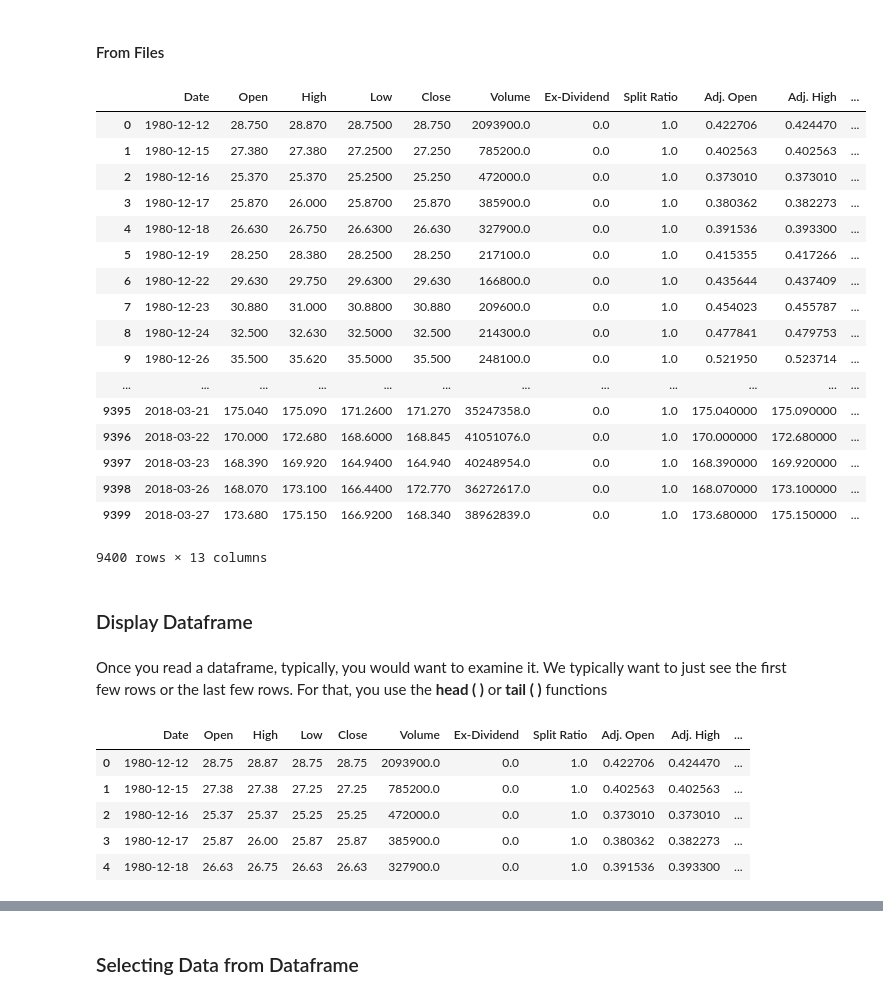
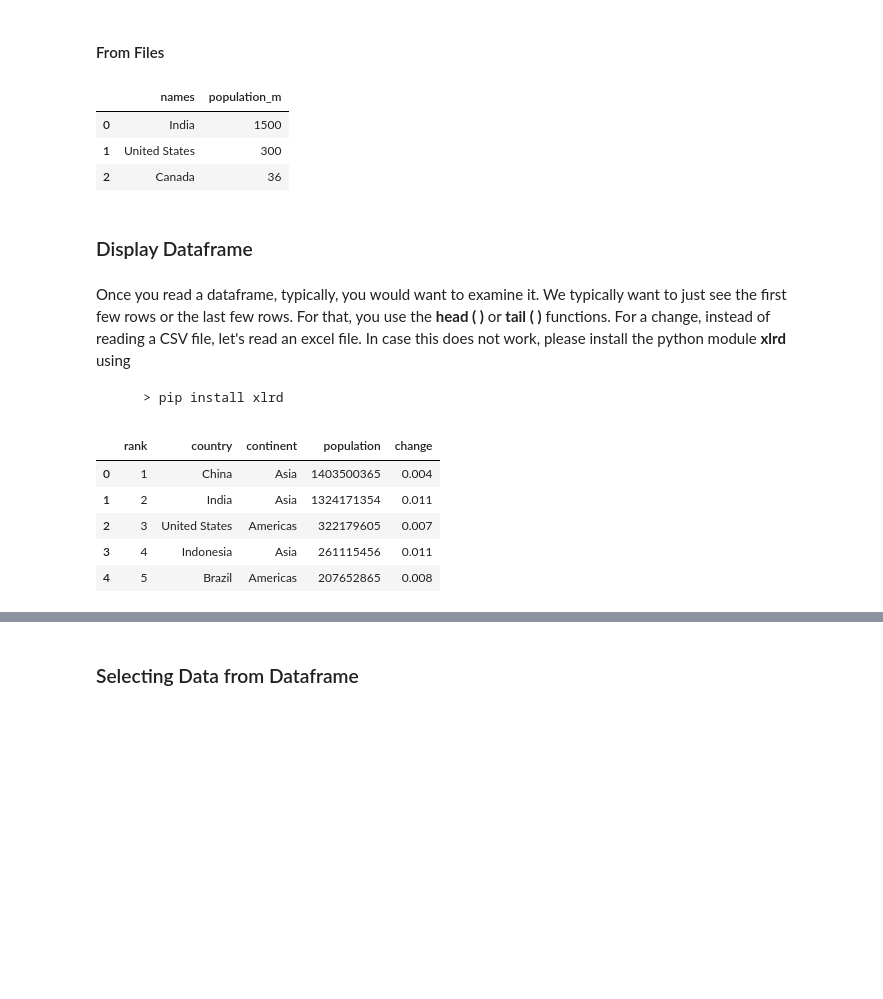
Before and after one commit to hotcode002/Machine-Learning-with-Python, a Jupyter notebook: week_1_basics/day_4_ml_data_structures_1/notebooks/pandas.ipynb, the cells around one changed output, grey strips where cells are left out. Cells and saved outputs as stored; diff of their text form; code cells hidden in the pictures; blank space fills up the shorter version.

```diff
--- a/week_1_basics/day_4_ml_data_structures_1/notebooks/pandas.ipynb
+++ b/week_1_basics/day_4_ml_data_structures_1/notebooks/pandas.ipynb
@@ -129,40 +140,30 @@ df
 # %% [markdown]
 #### From Files
 # %%
-df = pd.read_csv("../data/apple_df.csv")
+df = pd.read_csv("../data/simple_dataframe.csv")
 df
 # %% [output]
-|  | Date | Open | High | Low | Close | Volume | Ex-Dividend | Split Ratio | Adj. Open | Adj. High | ... |
-| 0 | 1980-12-12 | 28.750 | 28.870 | 28.7500 | 28.750 | 2093900.0 | 0.0 | 1.0 | 0.422706 | 0.424470 | ... |
-| 1 | 1980-12-15 | 27.380 | 27.380 | 27.2500 | 27.250 | 785200.0 | 0.0 | 1.0 | 0.402563 | 0.402563 | ... |
-| 2 | 1980-12-16 | 25.370 | 25.370 | 25.2500 | 25.250 | 472000.0 | 0.0 | 1.0 | 0.373010 | 0.373010 | ... |
-| 3 | 1980-12-17 | 25.870 | 26.000 | 25.8700 | 25.870 | 385900.0 | 0.0 | 1.0 | 0.380362 | 0.382273 | ... |
-| 4 | 1980-12-18 | 26.630 | 26.750 | 26.6300 | 26.630 | 327900.0 | 0.0 | 1.0 | 0.391536 | 0.393300 | ... |
-| 5 | 1980-12-19 | 28.250 | 28.380 | 28.2500 | 28.250 | 217100.0 | 0.0 | 1.0 | 0.415355 | 0.417266 | ... |
-| 6 | 1980-12-22 | 29.630 | 29.750 | 29.6300 | 29.630 | 166800.0 | 0.0 | 1.0 | 0.435644 | 0.437409 | ... |
-| 7 | 1980-12-23 | 30.880 | 31.000 | 30.8800 | 30.880 | 209600.0 | 0.0 | 1.0 | 0.454023 | 0.455787 | ... |
-| 8 | 1980-12-24 | 32.500 | 32.630 | 32.5000 | 32.500 | 214300.0 | 0.0 | 1.0 | 0.477841 | 0.479753 | ... |
-| 9 | 1980-12-26 | 35.500 | 35.620 | 35.5000 | 35.500 | 248100.0 | 0.0 | 1.0 | 0.521950 | 0.523714 | ... |
-| ... | ... | ... | ... | ... | ... | ... | ... | ... | ... | ... | ... |
-| 9395 | 2018-03-21 | 175.040 | 175.090 | 171.2600 | 171.270 | 35247358.0 | 0.0 | 1.0 | 175.040000 | 175.090000 | ... |
-| 9396 | 2018-03-22 | 170.000 | 172.680 | 168.6000 | 168.845 | 41051076.0 | 0.0 | 1.0 | 170.000000 | 172.680000 | ... |
-| 9397 | 2018-03-23 | 168.390 | 169.920 | 164.9400 | 164.940 | 40248954.0 | 0.0 | 1.0 | 168.390000 | 169.920000 | ... |
-| 9398 | 2018-03-26 | 168.070 | 173.100 | 166.4400 | 172.770 | 36272617.0 | 0.0 | 1.0 | 168.070000 | 173.100000 | ... |
-| 9399 | 2018-03-27 | 173.680 | 175.150 | 166.9200 | 168.340 | 38962839.0 | 0.0 | 1.0 | 173.680000 | 175.150000 | ... |
+|  | names | population_m |
+| 0 | India | 1500 |
+| 1 | United States | 300 |
+| 2 | Canada | 36 |
-9400 rows × 13 columns
 # %% [markdown]
 ### Display Dataframe
 # %% [markdown]
-Once you read a dataframe, typically, you would want to examine it. We typically want to just see the first few rows or the last few rows. For that, you use the **head ( )** or **tail ( )** functions
+Once you read a dataframe, typically, you would want to examine it. We typically want to just see the first few rows or the last few rows. For that, you use the **head ( )** or **tail ( )** functions. For a change, instead of reading a CSV file, let's read an excel file. In case this does not work, please install the python module **xlrd** using
+<pre>
+    > pip install xlrd
+</pre>
 # %%
+df = pd.read_excel("../data/countries_population.xlsx")
 df.head() # Shows the first few rows by default.
 # %% [output]
-|  | Date | Open | High | Low | Close | Volume | Ex-Dividend | Split Ratio | Adj. Open | Adj. High | ... |
-| 0 | 1980-12-12 | 28.75 | 28.87 | 28.75 | 28.75 | 2093900.0 | 0.0 | 1.0 | 0.422706 | 0.424470 | ... |
-| 1 | 1980-12-15 | 27.38 | 27.38 | 27.25 | 27.25 | 785200.0 | 0.0 | 1.0 | 0.402563 | 0.402563 | ... |
-| 2 | 1980-12-16 | 25.37 | 25.37 | 25.25 | 25.25 | 472000.0 | 0.0 | 1.0 | 0.373010 | 0.373010 | ... |
-| 3 | 1980-12-17 | 25.87 | 26.00 | 25.87 | 25.87 | 385900.0 | 0.0 | 1.0 | 0.380362 | 0.382273 | ... |
-| 4 | 1980-12-18 | 26.63 | 26.75 | 26.63 | 26.63 | 327900.0 | 0.0 | 1.0 | 0.391536 | 0.393300 | ... |
+|  | rank | country | continent | population | change |
+| 0 | 1 | China | Asia | 1403500365 | 0.004 |
+| 1 | 2 | India | Asia | 1324171354 | 0.011 |
+| 2 | 3 | United States | Americas | 322179605 | 0.007 |
+| 3 | 4 | Indonesia | Asia | 261115456 | 0.011 |
+| 4 | 5 | Brazil | Americas | 207652865 | 0.008 |
 # %%
 df.tail() # Shows the last few rows by default.
 # %% [output]
```
Also changed, not shown: parts of 66 cells of this notebook, 20 other files.
